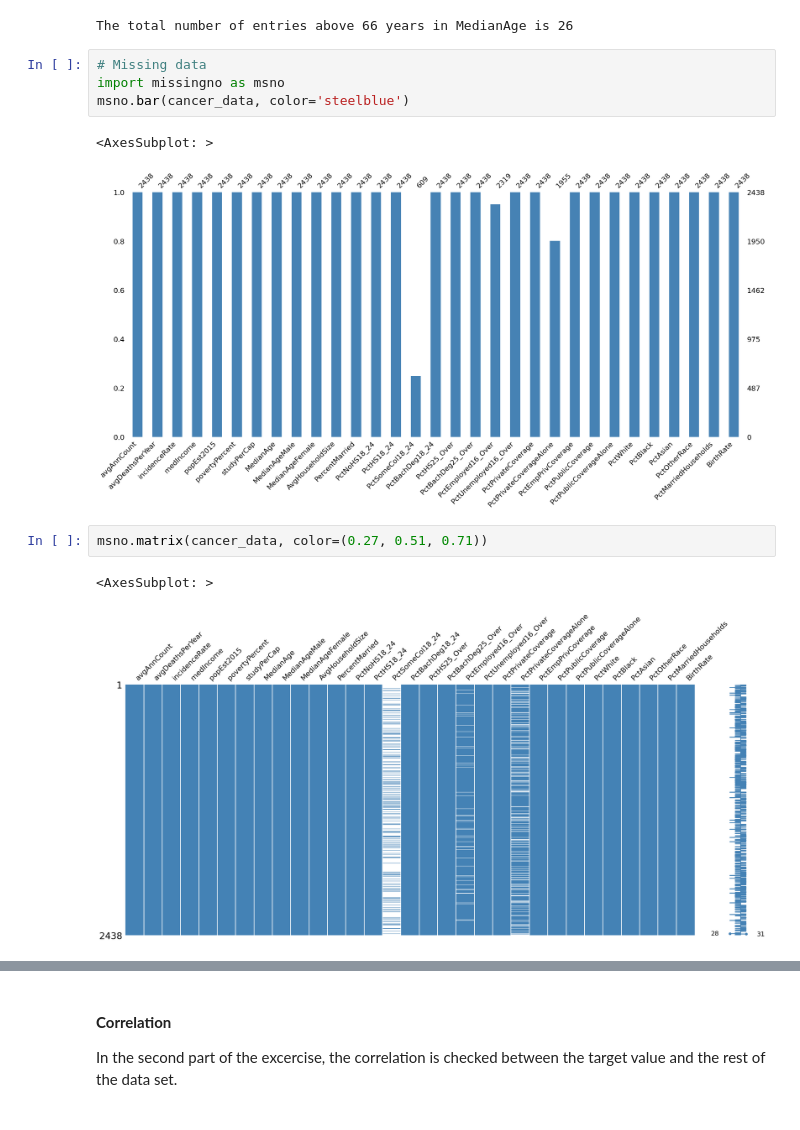
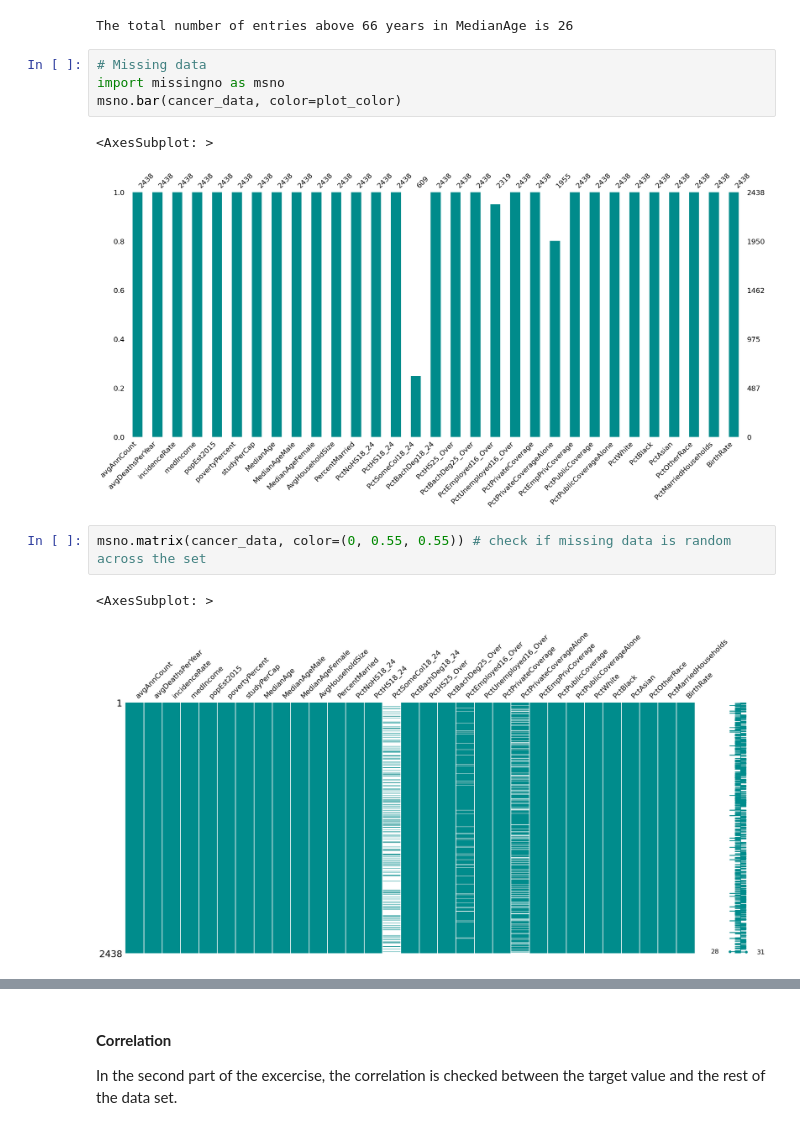
Before and after one commit to AlexandraPosta/machie-learning-pipeline, a Jupyter notebook: COMP3611_Coursework_Assessment.ipynb, the cells around one changed output, grey strips where cells are left out. Drawn from its saved outputs; the diff is of its cells as text.

```diff
--- a/COMP3611_Coursework_Assessment.ipynb
+++ b/COMP3611_Coursework_Assessment.ipynb
@@ -157,14 +190,14 @@ The total number of entries above 66 years in MedianAge is 26
 # %%
 # Missing data
 import missingno as msno
-msno.bar(cancer_data, color='steelblue')
+msno.bar(cancer_data, color=plot_color)
 # %% [output]
 <AxesSubplot: >
-[figure, old version]
+[figure, new version]
 # %%
-msno.matrix(cancer_data, color=(0.27, 0.51, 0.71))
+msno.matrix(cancer_data, color=(0, 0.55, 0.55)) # check if missing data is random across the set
 # %% [output]
 <AxesSubplot: >
-[figure, old version]
+[figure, new version]
 # %% [markdown]
 There are a few columns that contain unusual data:
```
Also changed, not shown: parts of 15 cells of this notebook.
